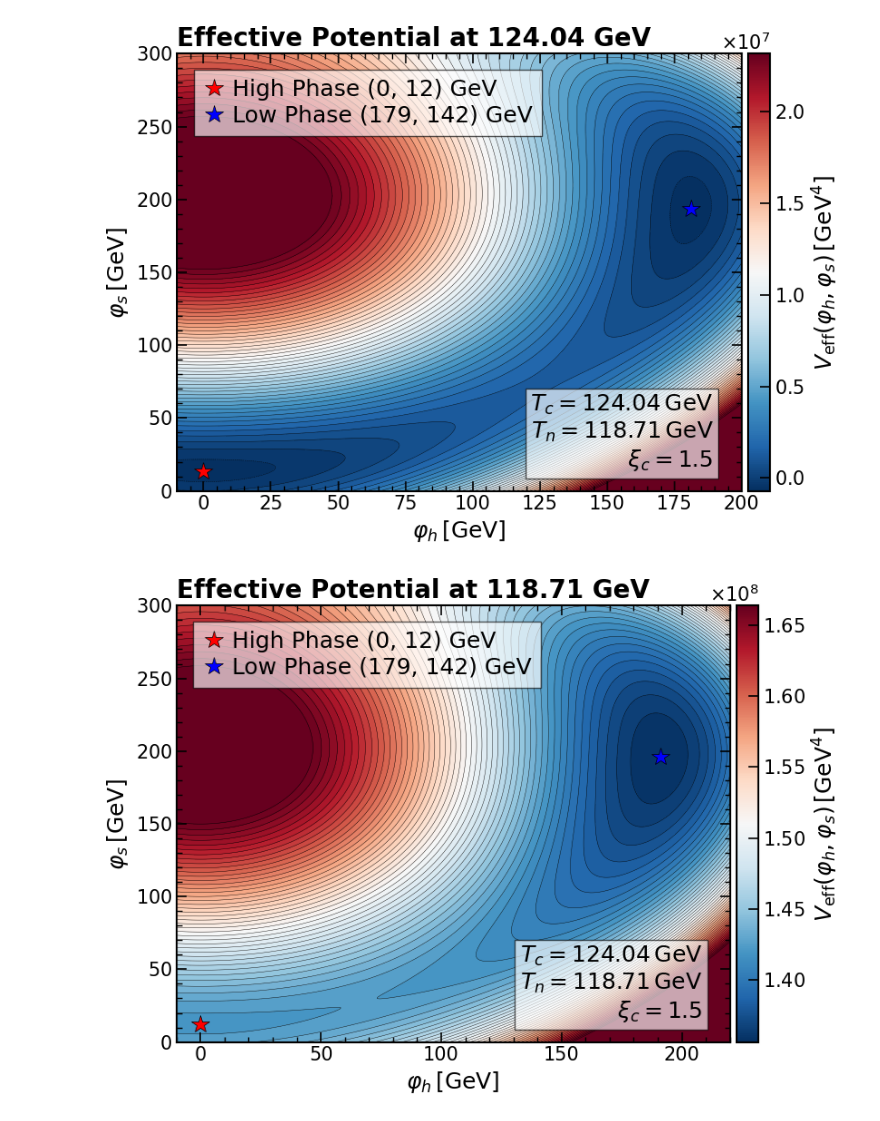
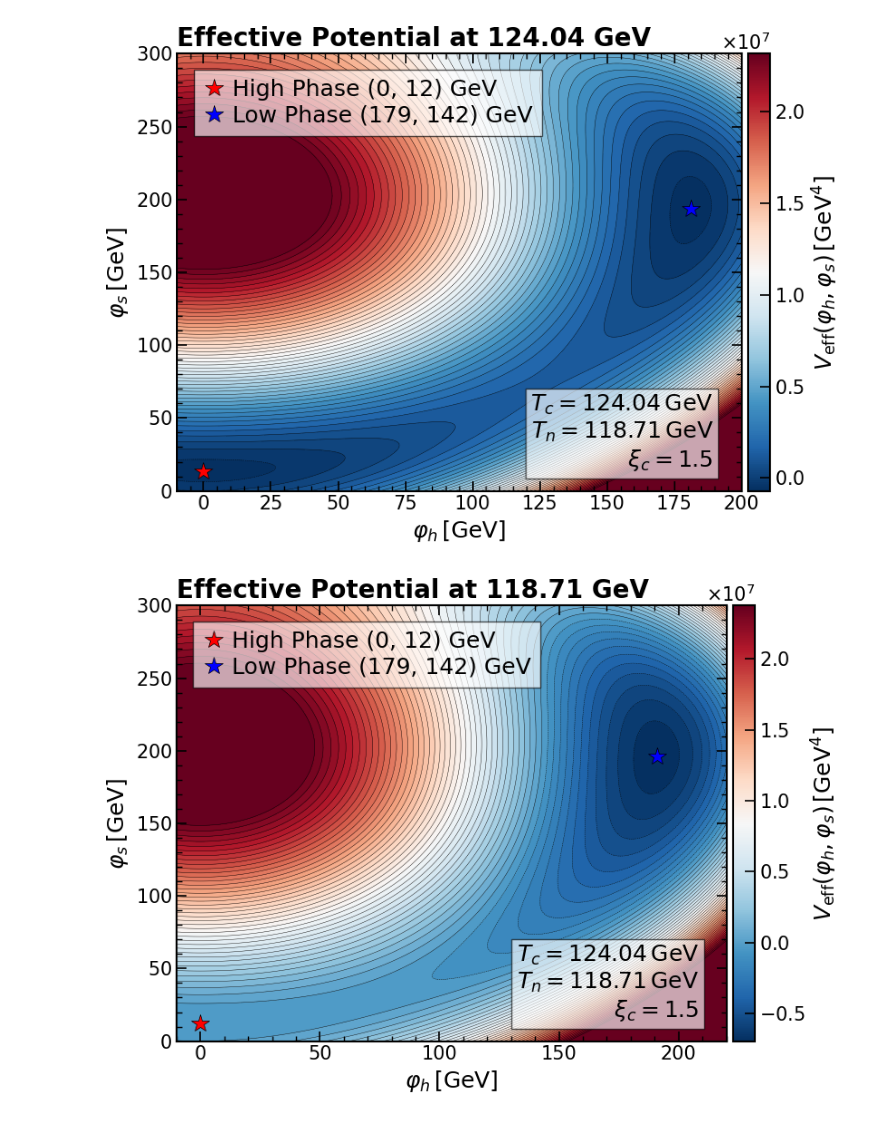
Before and after one commit to Diego-gt-phys/TFM-Repository, a Jupyter notebook: xSM_Analysis.ipynb, the cells around one changed output. Drawn from its saved outputs; the diff is of its cells as text; code cells hidden in the pictures.

```diff
--- a/xSM_Analysis.ipynb
+++ b/xSM_Analysis.ipynb
@@ -837,7 +837,7 @@ H, S   = np.meshgrid(h_vals, s_vals)
 X_grid = np.column_stack([H.ravel(), S.ravel()])
 V_grid = model.Vtot(X_grid, Tn).reshape(H.shape)
 V_plot = np.clip(V_grid, np.percentile(V_grid, 0), np.percentile(V_grid, 90))
-V_shifted = V_plot - model.Vtot(np.array([[0.0, 0.0]]), Tc)
+V_shifted = V_plot - model.Vtot(np.array([[0.0, 0.0]]), Tn)
 
 norm = Normalize(vmin=V_shifted.min(), vmax=V_shifted.max())
 sm   = ScalarMappable(cmap='RdBu_r', norm=norm)
@@ -866,31 +866,31 @@ ax.tick_params(axis='both', which='major', direction='in',
                length=8, width=1.2, labelsize=15, top=True, right=True)
 ax.tick_params(axis='both', which='minor', direction='in',
                length=4, width=1,   labelsize=15, top=True, right=True)
 ax.minorticks_on()
 
 cbar = fig.colorbar(sm, ax=ax, pad=0.01)
 cbar.set_label(r'$V_\mathrm{eff}(\varphi_h,\varphi_s) \, [\mathrm{GeV^4}]$', fontsize=18)
 cbar.ax.tick_params(labelsize=15)
 cbar.ax.yaxis.set_major_formatter(ScalarFormatter(useMathText=True))
 cbar.ax.yaxis.get_offset_text().set_fontsize(15)
 plt.ticklabel_format(style='sci', axis='y', scilimits=(-2,3))
 for spine in cbar.ax.spines.values():
     spine.set_linewidth(1.5)
 cbar.ax.tick_params(axis='both', which='major', direction='in',
                length=8, width=1.2, labelsize=15)
 
 ax.legend(fontsize=18, frameon=True, fancybox=False, loc = "upper left", bbox_to_anchor=(0.01, 0.99),
           ncol = 1, edgecolor="black", framealpha=0.65, labelspacing=0.2, handletextpad=0.3, handlelength=1, columnspacing=1)
 
 annotation = (rf"$T_c   = {Tc:.2f} \, \mathrm{{GeV}}$"
               "\n"rf"$T_n = {Tn:.2f} \, \mathrm{{GeV}}$"
               "\n"rf"$\xi_c = {xic:.1f}$")
 ax.text(0.95, 0.04, annotation,transform=ax.transAxes,fontsize=18,verticalalignment='bottom',horizontalalignment='right',
        bbox=dict(facecolor='white', edgecolor='black', alpha=0.65))
 
 plt.title(f"Effective Potential at {Tn:.2f} GeV", loc='left', fontsize=20, fontweight='bold')
 plt.tight_layout()
 plt.savefig(r"Figures\Unmix_Tn_contour.pdf", format="pdf", bbox_inches="tight")
 plt.show()
 # %% [output]
-[figure, old version]
+[figure, new version]
```
